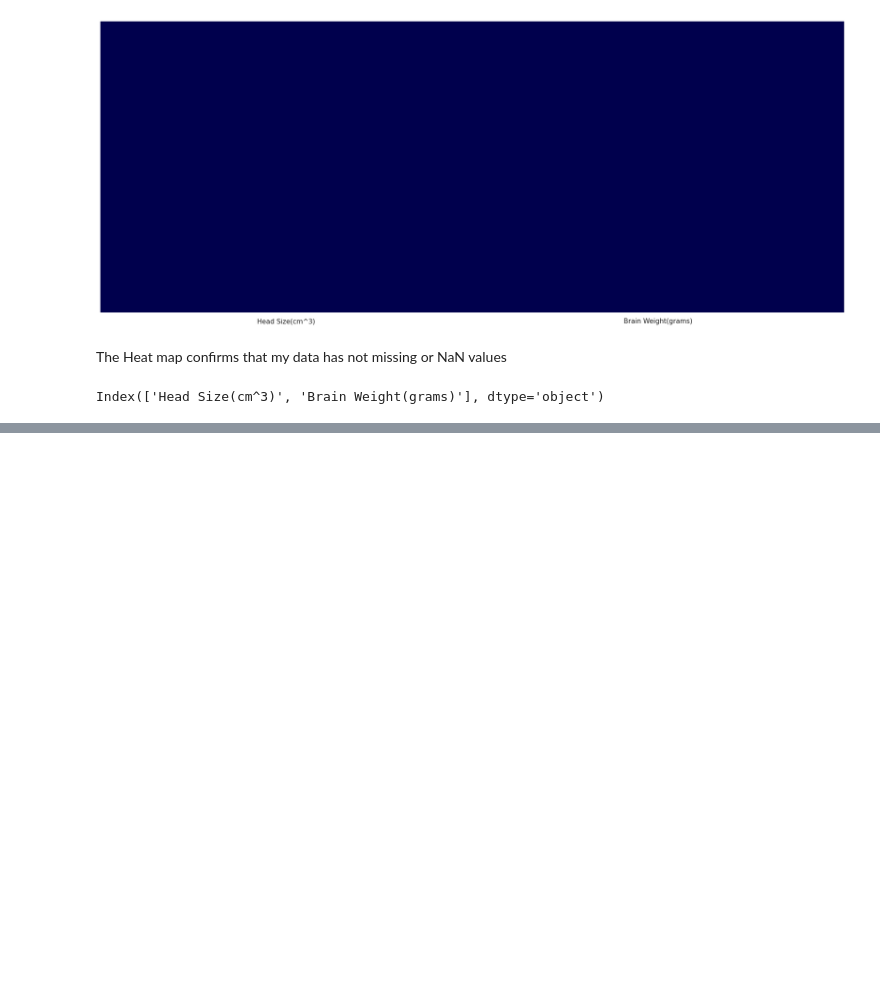
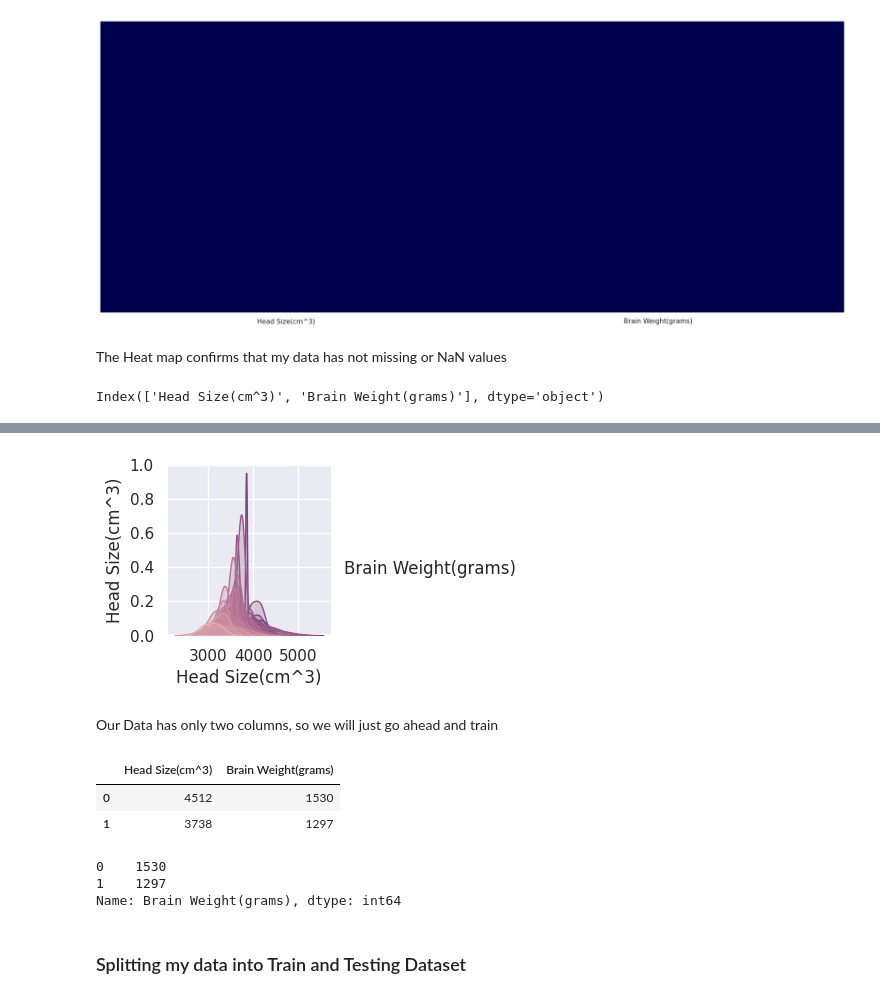
Before and after one commit to Ugocode/VT-linear-regression-assignment, a Jupyter notebook: ml_project/human_brain.ipynb, the cells around one changed output, grey strips where cells are left out. Drawn from its saved outputs; the diff is of its cells as text; code cells hidden in the pictures; blank space fills up the shorter version.

```diff
--- a/ml_project/human_brain.ipynb
+++ b/ml_project/human_brain.ipynb
@@ -97,0 +102,7 @@ Our Data has only two columns, so we will just go ahead and train
+# %%
+sns.pairplot(data, hue = "Brain Weight(grams)" )
+plt.show()
+# %% [output]
+[figure, added]
+# %% [markdown]
+Our Data has only two columns, so we will just go ahead and train
@@ -97,0 +111,6 @@ Our Data has only two columns, so we will just go ahead and train
+# %%
+data2.head(2)
+# %% [output]
+|  | Head Size(cm^3) | Brain Weight(grams) |
+| 0 | 4512 | 1530 |
+| 1 | 3738 | 1297 |
@@ -97,0 +121,8 @@ Our Data has only two columns, so we will just go ahead and train
+# %%
+y.head(2)
+# %% [output]
+0    1530
+1    1297
+Name: Brain Weight(grams), dtype: int64
+# %% [markdown]
+### Splitting my data into Train and Testing Dataset
```
Also changed, not shown: parts of 16 cells of this notebook.
